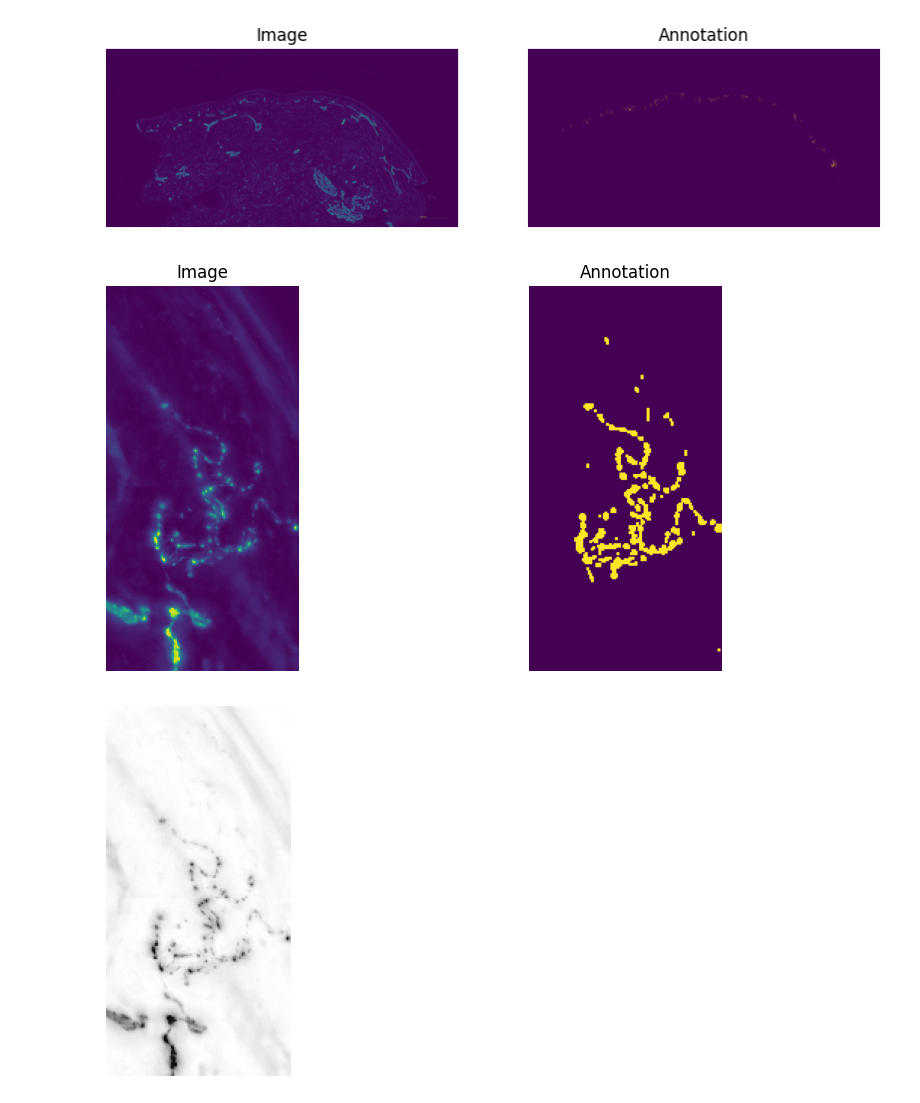
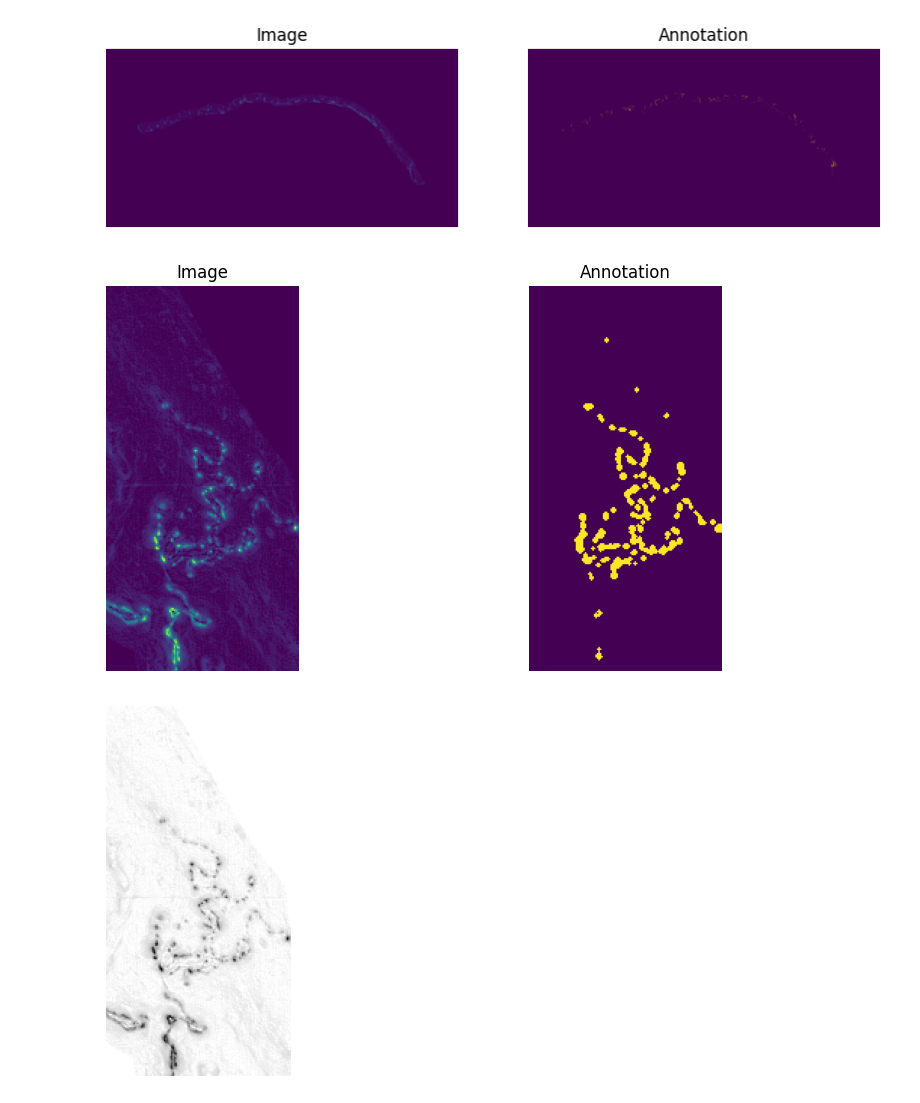
Before and after one commit to Ponywen0819/ienf_q, a Jupyter notebook: notebooks/mppbt.ipynb, the cells around one changed output. Saved outputs shown, nothing was run; the diff lists cells and outputs as text; code cells hidden in the pictures.

```diff
--- a/notebooks/mppbt.ipynb
+++ b/notebooks/mppbt.ipynb
@@ -7,33 +7,35 @@ ROI_H = 256
 # %%
 from PIL import Image
 import numpy as np
 import matplotlib.pyplot as plt
 import skimage as ski
+import cv2
 
 sample_id =  "S1585-2_a"
 
-img = np.array(Image.open(f"../data/{IMAGE_ID}/image.png"))[:,:,1]
-annotation = np.array(Image.open(f"../data/{IMAGE_ID}/annotation.png").convert("L")).astype(np.uint8)
+img = np.array(Image.open(f"../data/{IMAGE_ID}/roi_image.png"))
+annotation = np.array(Image.open(f"../data/{IMAGE_ID}/roi_annotation.png").convert("L")).astype(np.uint8)
 
 bg_small = ski.restoration.rolling_ball(img, radius=10)
 bg_tiny = ski.restoration.rolling_ball(img, radius=4)
 bg = np.minimum(bg_small, bg_tiny)
 
 fg_img = (img.astype(np.uint8) - bg.astype(np.uint8)).astype(np.uint8)
-
+clahe = cv2.createCLAHE(clipLimit=2.0, tileGridSize=(8,8))
+fg_img = clahe.apply(fg_img)
 
 _, ax = plt.subplots(1, 2, figsize=(10, 5))
 
 ax[0].imshow(fg_img)
 ax[0].set_title("Image")
 ax[0].axis('off')
 
 ax[1].imshow(annotation)
 ax[1].set_title("Annotation")
 ax[1].axis('off')
 plt.show()
 # %% [output]
-[figure, old version]
+[figure, new version]
 # %%
 
 roi = fg_img[ROI_Y:ROI_Y+ROI_H, ROI_X:ROI_X+ROI_W]
@@ -52,7 +54,7 @@ ax[1].set_title("Annotation")
 ax[1].axis('off')
 plt.show()
 # %% [output]
-[figure, old version]
+[figure, new version]
 # %%
 cost_map = roi.astype(np.float32)
 cost_map = (255 - cost_map) / 255.0
@@ -61,7 +63,7 @@ plt.imshow(cost_map, cmap='gray')
 plt.axis('off')
 plt.show()
 # %% [output]
-[figure, old version]
+[figure, new version]
 # %%
 import cv2
 
```
Also changed, not shown: parts of 6 cells of this notebook, 2 other files.
